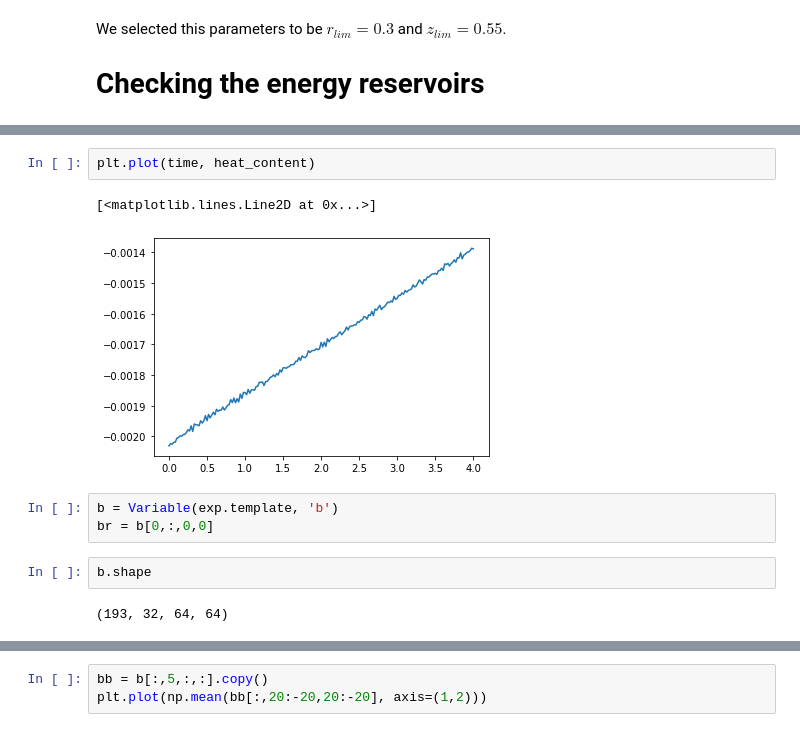
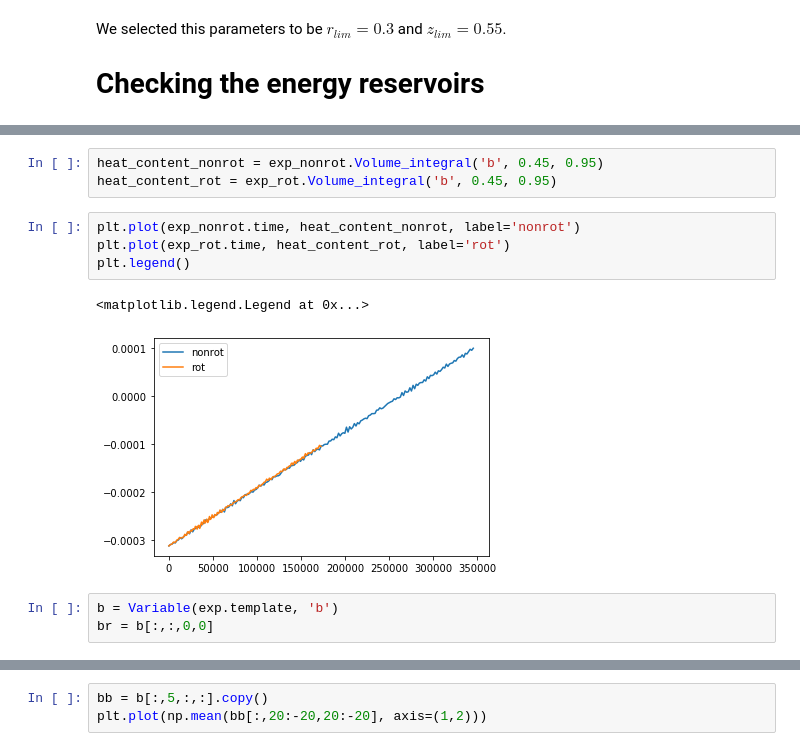
Before and after one commit to cpierard/Nyles, a Jupyter notebook: notebooks/Energy_Budget.ipynb, the cells around one changed output, grey strips where cells are left out. Drawn from its saved outputs; the diff is of its cells as text.

```diff
--- a/notebooks/Energy_Budget.ipynb
+++ b/notebooks/Energy_Budget.ipynb
@@ -44,12 +46,13 @@ heat_content = exp.Volume_integral('b', r_lim, z_lim)
-# %%
-plt.plot(time, heat_content)
-# %% [output]
-[<matplotlib.lines.Line2D at 0x...>]
-[figure, removed]
+# %%
+heat_content_nonrot = exp_nonrot.Volume_integral('b', 0.45, 0.95)
+heat_content_rot = exp_rot.Volume_integral('b', 0.45, 0.95)
+# %%
+plt.plot(exp_nonrot.time, heat_content_nonrot, label='nonrot')
+plt.plot(exp_rot.time, heat_content_rot, label='rot')
+plt.legend()
+# %% [output]
+<matplotlib.legend.Legend at 0x...>
+[figure, added]
 # %%
 b = Variable(exp.template, 'b')
-br = b[0,:,0,0]
+br = b[:,:,0,0]
-# %%
-b.shape
-# %% [output]
-(193, 32, 64, 64)
```
Also changed, not shown: parts of 8 cells of this notebook, 1 other file.
